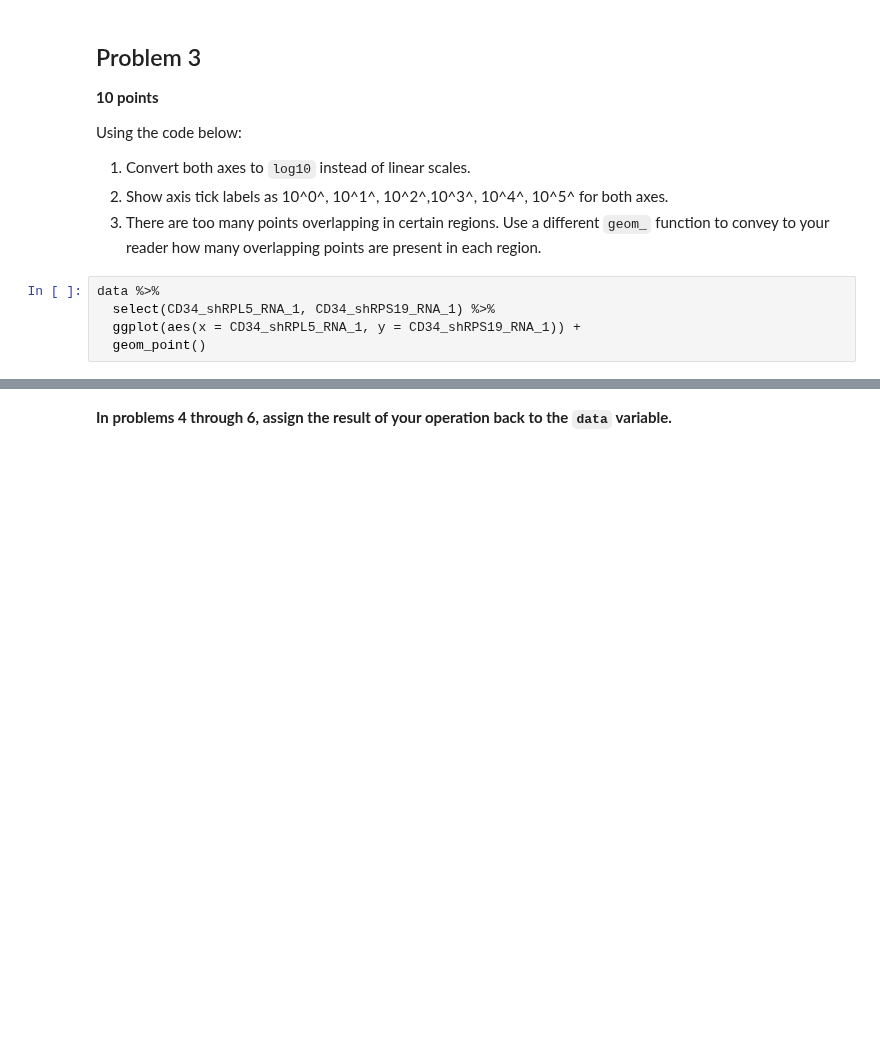
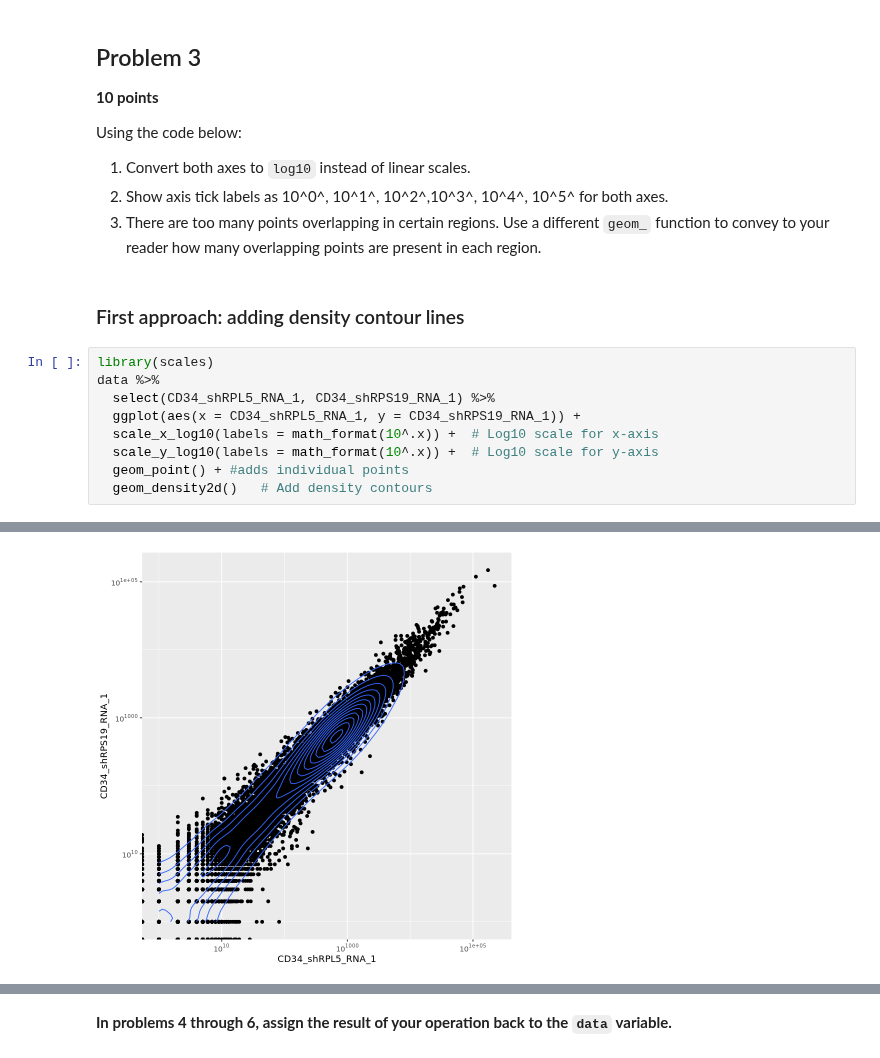
Before and after one commit to mvishn/tfcb_2024, a Jupyter notebook: homeworks/homework06/homework06.ipynb, the cells around one changed output, grey strips where cells are left out. Cells and saved outputs as stored; diff of their text form; blank space fills up the shorter version.

```diff
--- a/homeworks/homework06/homework06.ipynb
+++ b/homeworks/homework06/homework06.ipynb
@@ -67,8 +138,15 @@ Using the code below:
 3. There are too many points overlapping in certain regions. Use a different
 `geom_` function to convey to your reader how many overlapping points are present
 in each region.
-# %%
-data %>%
-  select(CD34_shRPL5_RNA_1, CD34_shRPS19_RNA_1) %>%
-  ggplot(aes(x = CD34_shRPL5_RNA_1, y = CD34_shRPS19_RNA_1)) +
-  geom_point()
+# %% [markdown]
+### First approach: adding density contour lines ###
+# %%
+library(scales)
+data %>%
+  select(CD34_shRPL5_RNA_1, CD34_shRPS19_RNA_1) %>%
+  ggplot(aes(x = CD34_shRPL5_RNA_1, y = CD34_shRPS19_RNA_1)) +
+  scale_x_log10(labels = math_format(10^.x)) +  # Log10 scale for x-axis
+  scale_y_log10(labels = math_format(10^.x)) +  # Log10 scale for y-axis
+  geom_point() + #adds individual points
+  geom_density2d()   # Add density contours
+# %% [output]
@@ -74,0 +163 @@ data %>%
+[figure, added]
```
Also changed, not shown: parts of 23 cells of this notebook, 5 other files.
